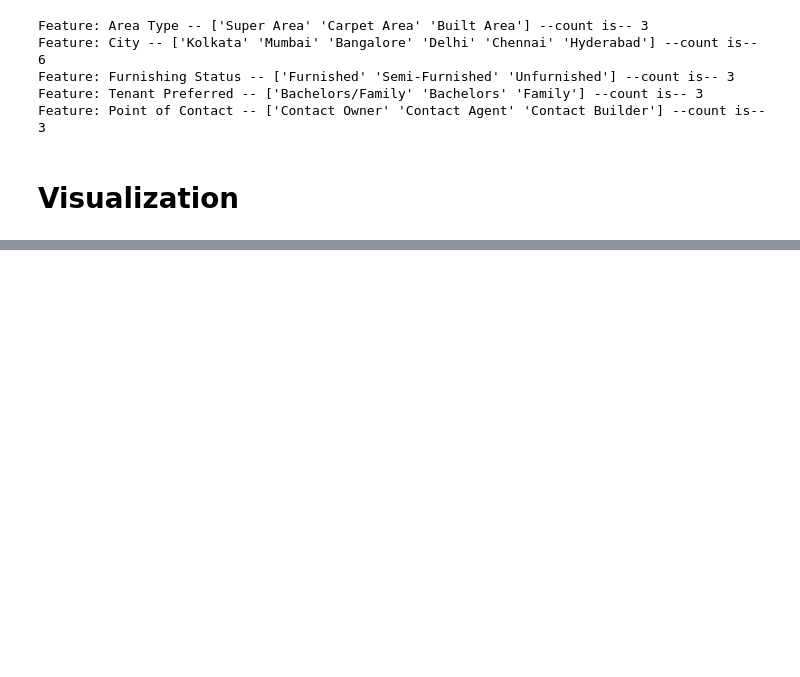
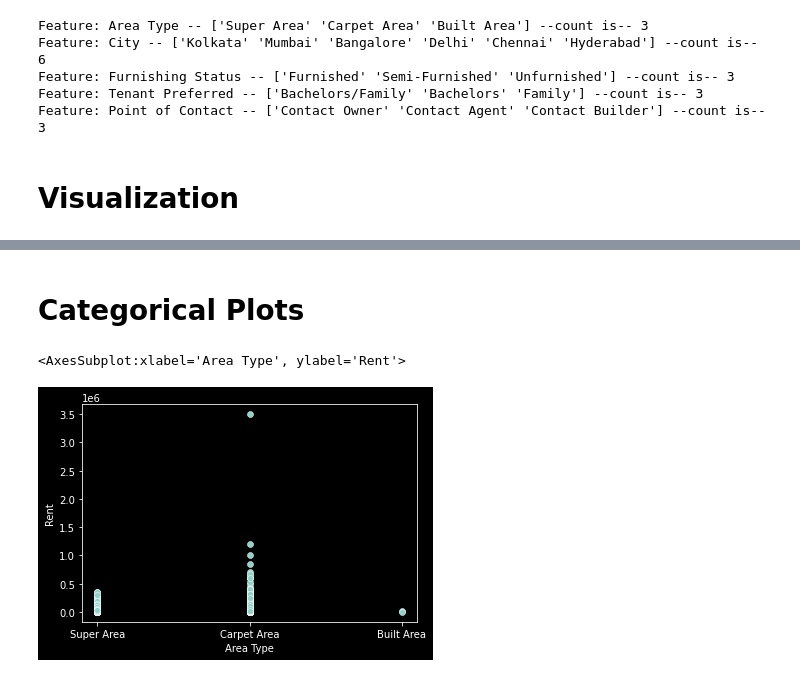
Before and after one commit to Ishrak30/Predicting-House-Rent-Using-ML, a Jupyter notebook: PredictingHouseRent.ipynb, the cells around one changed output, grey strips where cells are left out. Drawn from its saved outputs; the diff is of its cells as text; code cells hidden in the pictures; blank space fills up the shorter version.

```diff
--- a/PredictingHouseRent.ipynb
+++ b/PredictingHouseRent.ipynb
@@ -177,0 +178,7 @@ bathroom_plot = df['Bathroom'].hist(grid=False,linewidth=0.5, edgecolor="white")
+# %% [markdown]
+# Categorical Plots
+# %%
+sns.scatterplot(x='Area Type',y='Rent',data=df)
+# %% [output]
+<AxesSubplot:xlabel='Area Type', ylabel='Rent'>
+[figure, added]
```
Also changed, not shown: parts of 29 cells of this notebook.
